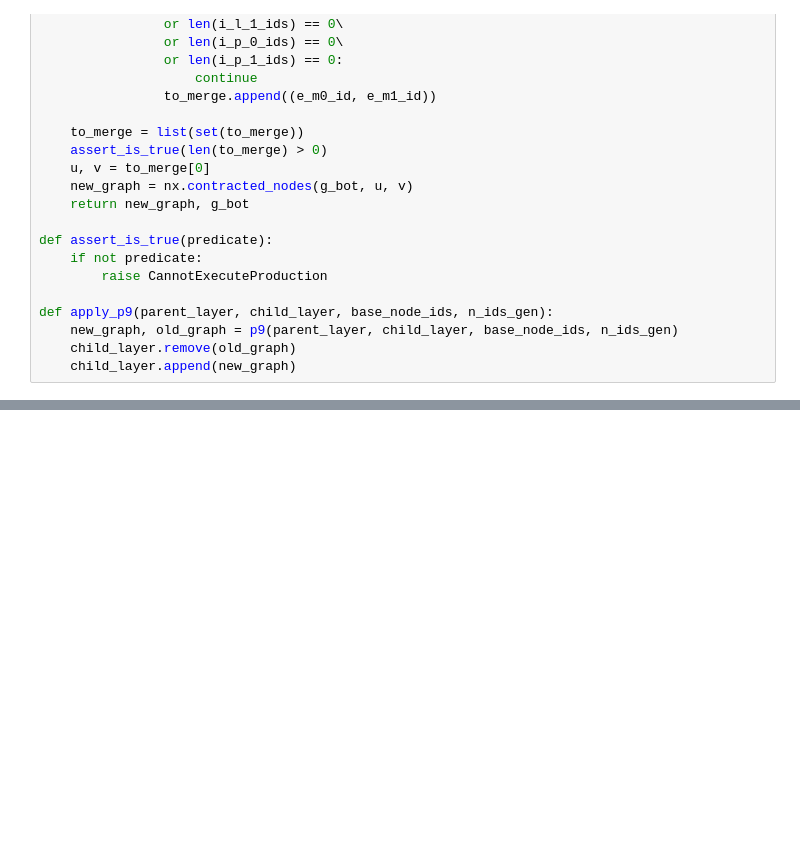
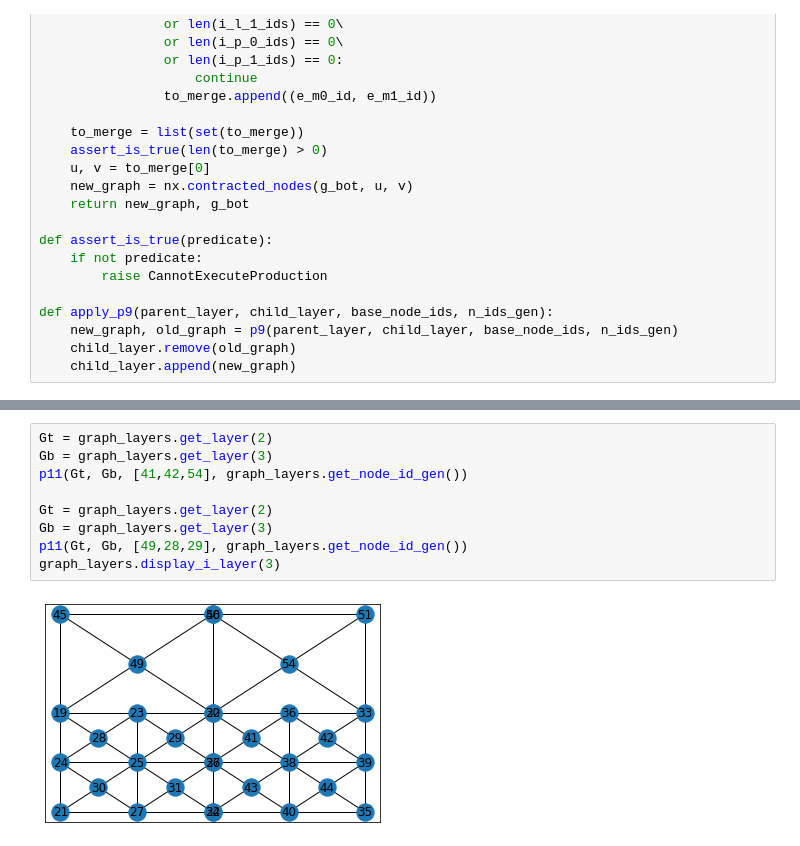
Before and after one commit to MarcinSosniak/GG_projekt, a Jupyter notebook: grafy_p1_p2.ipynb, the cells around one changed output, grey strips where cells are left out. Drawn from its saved outputs; the diff is of its cells as text; blank space fills up the shorter version.

```diff
--- a/grafy_p1_p2.ipynb
+++ b/grafy_p1_p2.ipynb
@@ -2541,0 +2806,11 @@ def p10(top_layer, base_node_id, n_id_gen):
+# %%
+Gt = graph_layers.get_layer(2)
+Gb = graph_layers.get_layer(3)
+p11(Gt, Gb, [41,42,54], graph_layers.get_node_id_gen())
+
+Gt = graph_layers.get_layer(2)
+Gb = graph_layers.get_layer(3)
+p11(Gt, Gb, [49,28,29], graph_layers.get_node_id_gen())
+graph_layers.display_i_layer(3)
+# %% [output]
+[figure, added]
```
Also changed, not shown: parts of 19 cells of this notebook.
